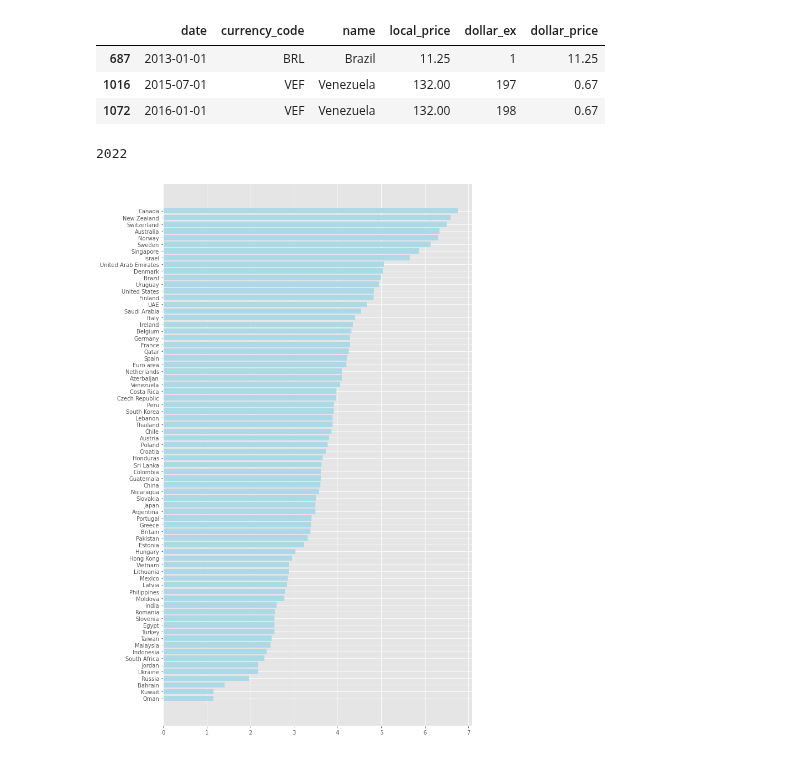
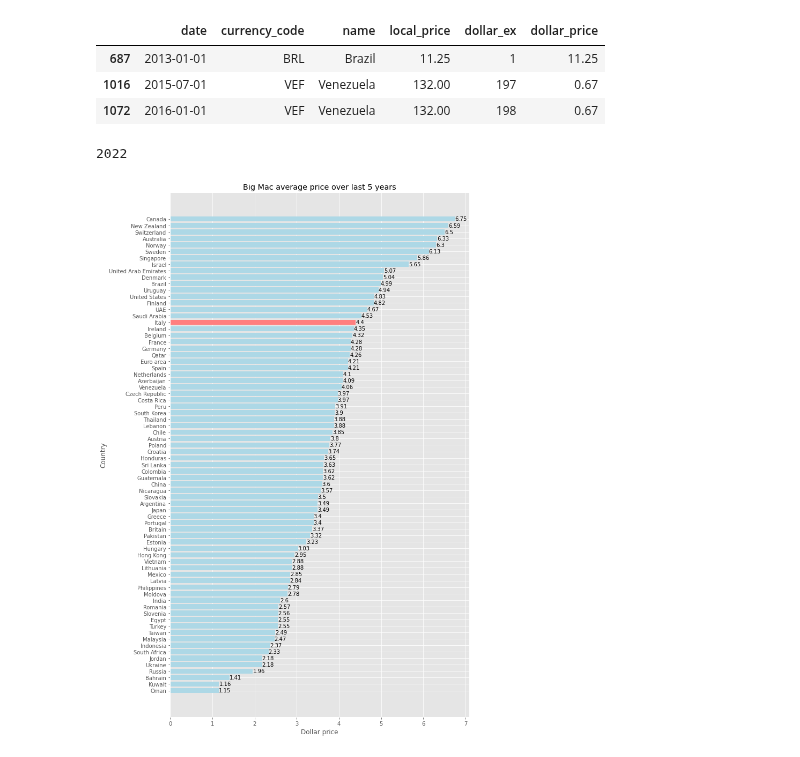
Before and after one commit to mirko-leccese/Big-Mac-Price-Analysis, a Jupyter notebook: BigMac-price-analysis.ipynb, the cells around one changed output. Saved outputs shown, nothing was run; the diff lists cells and outputs as text; code cells hidden in the pictures.

Commit message:
comment average dollar price over last 5 years

```diff
--- a/BigMac-price-analysis.ipynb
+++ b/BigMac-price-analysis.ipynb
@@ -169,19 +171,32 @@ display(bigmac[bigmac["dollar_price"].isin([max_price_ever, min_price_ever])])
 # %%
 # Filter last 5 years
 current_year = date.today().year
 print(current_year)
 bigmac_last_five_years = bigmac[current_year - bigmac["date"].dt.year  < 5]
 #display(bigmac_last_five_years.head(5))
-bigmac_avgprice = bigmac_last_five_years.groupby("name")["dollar_price"].mean().to_frame().reset_index()
+bigmac_avgprice = bigmac_last_five_years.groupby("name")["dollar_price"].mean().round(2).to_frame().reset_index()
 # Rename dollar_price column
 bigmac_avgprice = bigmac_avgprice.rename(columns={"dollar_price":"avg_dollar_price"})
 # Sort by avg_dollar_price
-bigmac_avgprice = bigmac_avgprice.sort_values("avg_dollar_price", ascending=False)
+bigmac_avgprice = bigmac_avgprice.sort_values("avg_dollar_price", ascending=True)
 
 fig, ax = plt.subplots(figsize=(10, 18))
 
-plt.barh(y=bigmac_avgprice["name"], width=bigmac_avgprice["avg_dollar_price"], color='lightblue')
-ax.invert_yaxis()
+# Define customized color list for bar plot
+color_italy_emph = []
+for country in bigmac_avgprice["name"]:
+    if country == "Italy":
+        # Set lightred for Italy
+        color_italy_emph.append('#FF7F7F')
+    else:
+        color_italy_emph.append('lightblue')
+
+avgprice_plot = plt.barh(y=bigmac_avgprice["name"], width=bigmac_avgprice["avg_dollar_price"], color=color_italy_emph)
+plt.title("Big Mac average price over last 5 years")
+ax.set_xlabel("Dollar price")
+ax.set_ylabel("Country")
+ax.bar_label(avgprice_plot)
+plt.show()
 # %% [output]
 2022
-[figure, old version]
+[figure, new version]
```
Also changed, not shown: parts of 1 cell of this notebook.
